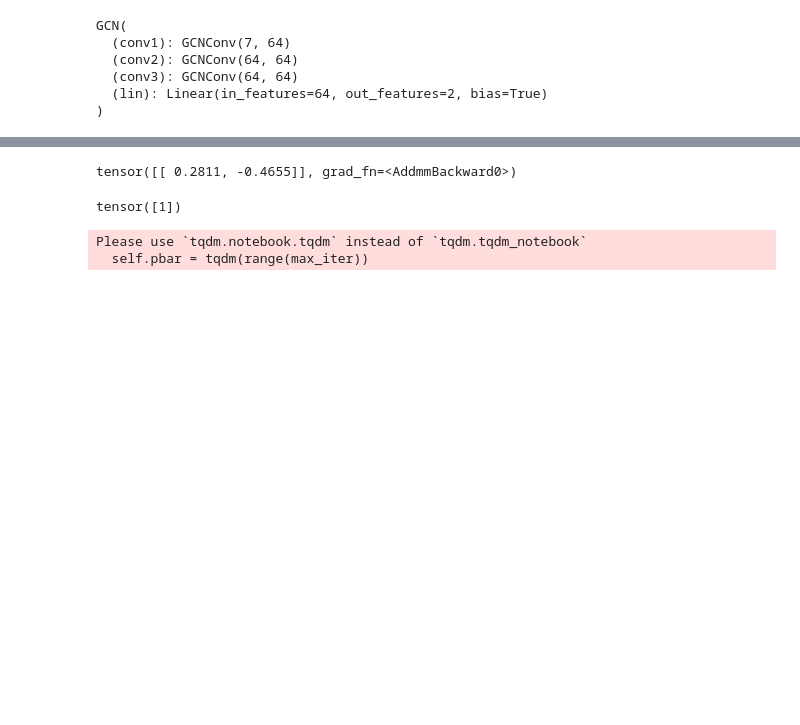
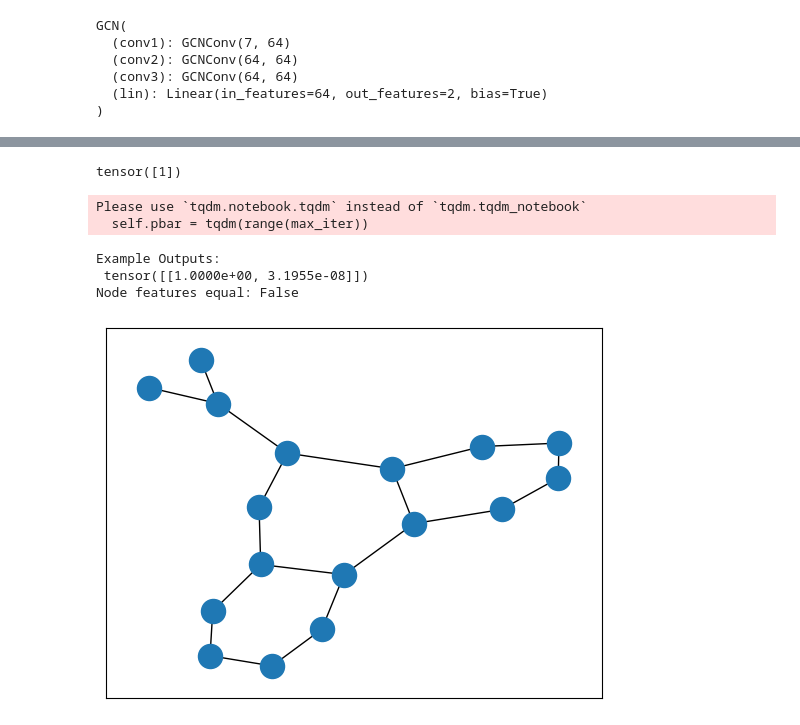
Before and after one commit to blake-gaines/GNN-Explainability-Experiments, a Jupyter notebook: test.ipynb, the cells around one changed output, grey strips where cells are left out. Saved outputs shown, nothing was run; the diff lists cells and outputs as text; code cells hidden in the pictures; blank space fills up the shorter version.

```diff
--- a/test.ipynb
+++ b/test.ipynb
@@ -352,10 +338,5 @@ class GNNInterpreter():
         return pg
 # %%
 # torch.softmax(model.get_embedding_outputs(Batch.from_data_list([dataset[1]]))[1], dim=1)
-model.get_embedding_outputs(Batch.from_data_list([dataset[1]]))[1]
+# model.get_embedding_outputs(Batch.from_data_list([dataset[1]]))[1]
+init_graph = dataset[0]
-# %% [output]
-tensor([[ 0.2811, -0.4655]], grad_fn=<AddmmBackward0>)
-# %%
-print(dataset[0].y)
-# %% [output]
-tensor([1])
@@ -364,9 +343,21 @@ tensor([1])
 # %%
-i = GNNInterpreter(model.get_embedding_outputs, train_dataset)
-
-pg = i.train(dataset[0], 0)
-# pg.sample_explanations()
-# i.computation_graph
+interpreter = GNNInterpreter(model.get_embedding_outputs, train_dataset)
+print(init_graph.y)
+pg = interpreter.train(dataset[0], 0)
 # %% [output]
-Please use `tqdm.notebook.tqdm` instead of `tqdm.tqdm_notebook`
-  self.pbar = tqdm(range(max_iter))
+tensor([1])
+Please use `tqdm.notebook.tqdm` instead of `tqdm.tqdm_notebook`
+  self.pbar = tqdm(range(max_iter))
+# %%
+explanation_graphs = pg.sample_explanations(1)
+print("Example Outputs:\n", torch.softmax(interpreter.get_embedding_outputs(explanation_graphs)[1], dim=1).detach())
+for data in explanation_graphs.to_data_list():
+    G = to_networkx(init_graph, to_undirected=True)
+    # G.remove_edges_from(nx.selfloop_edges(G))
+    nx.draw_networkx(G, with_labels=False)
+    print("Node features equal:", torch.equal(torch.round(pg.Xi), init_graph.x))
+# %% [output]
+Example Outputs:
+ tensor([[1.0000e+00, 3.1955e-08]])
+Node features equal: False
+[figure, added]
```
Also changed, not shown: parts of 5 cells of this notebook.
